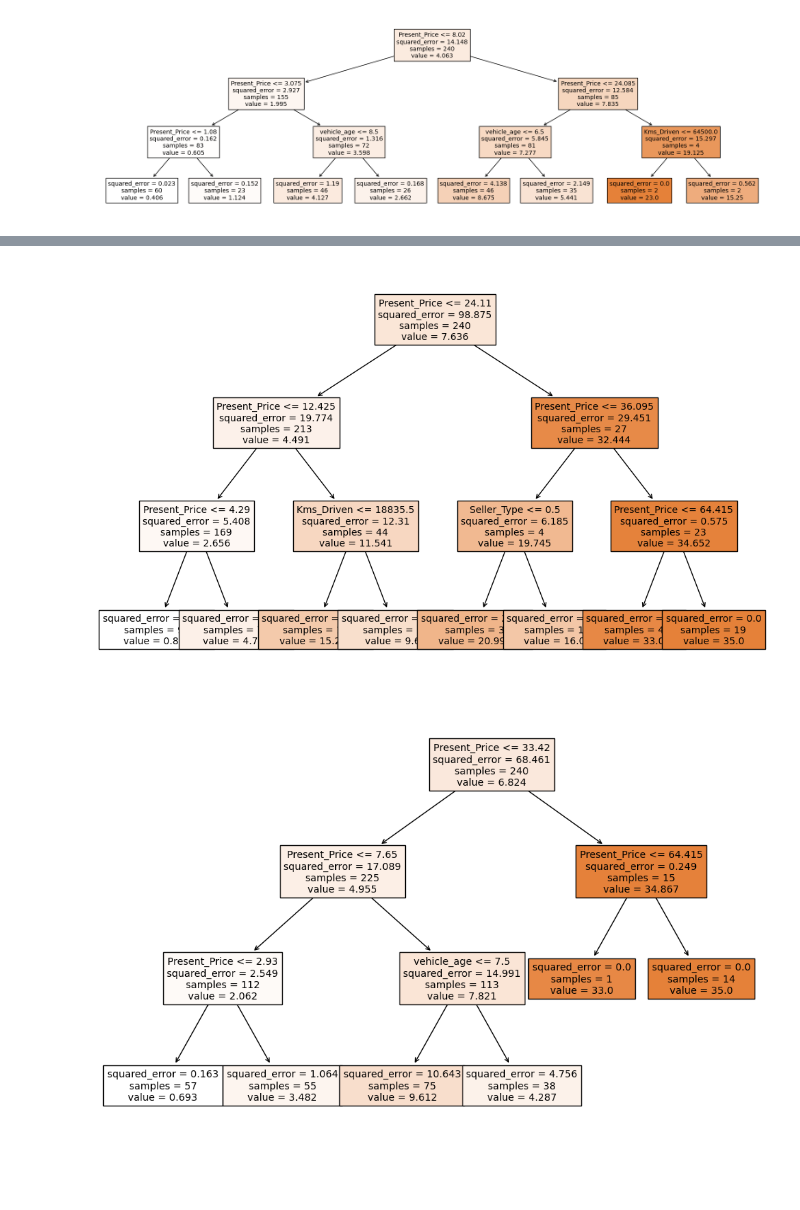
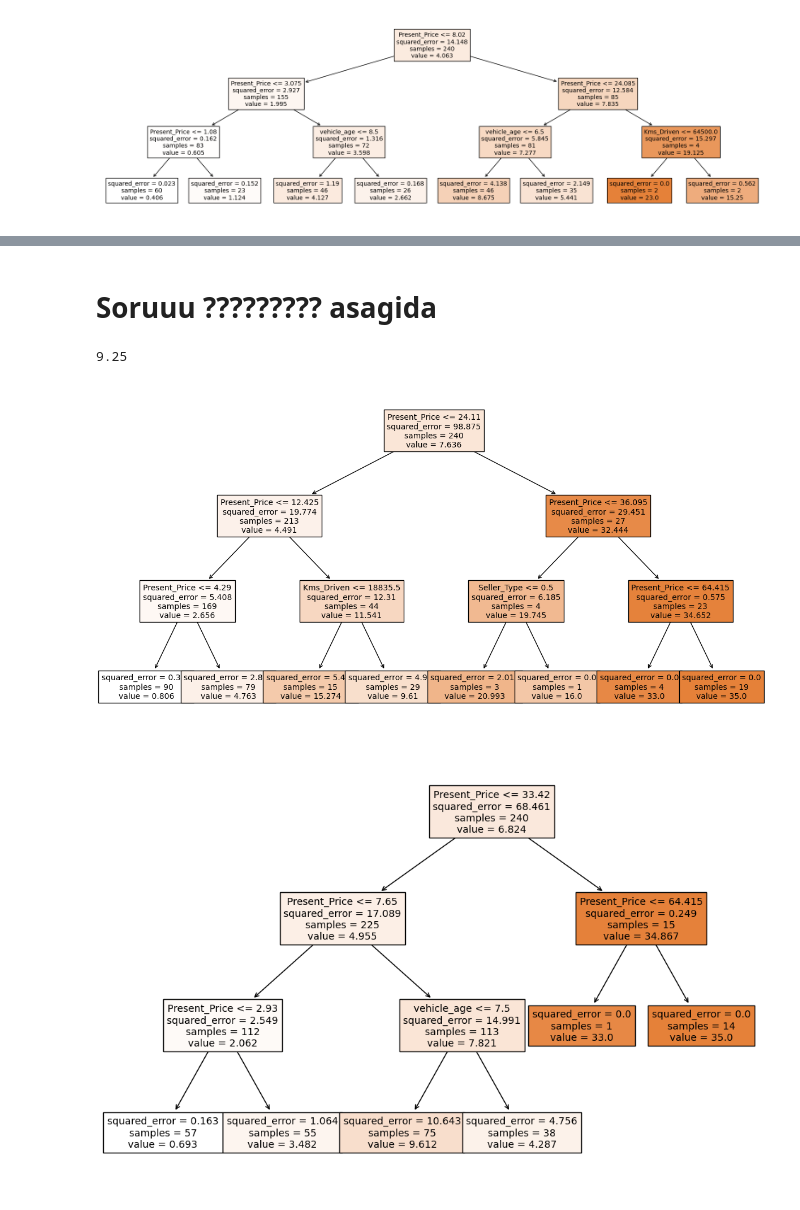
Before and after one commit to veyselaytekin1/Machine_Learning, a Jupyter notebook: Techpro_course/XGBOOST/10_(AdaBoosting, Gradientboosting, XGBoosting Regressor)(TR)-31 Jan 2022_Inclass.ipynb, the cells around one changed output, grey strips where cells are left out. Cells and saved outputs as stored; diff of their text form; code cells hidden in the pictures; blank space fills up the shorter version.

```diff
--- a/Techpro_course/XGBOOST/10_(AdaBoosting, Gradientboosting, XGBoosting Regressor)(TR)-31 Jan 2022_Inclass.ipynb
+++ b/Techpro_course/XGBOOST/10_(AdaBoosting, Gradientboosting, XGBoosting Regressor)(TR)-31 Jan 2022_Inclass.ipynb
@@ -247,11 +247,21 @@ plot_tree(model.estimators_[0], filled=True, feature_names=X.columns, fontsize=1
 [figure]
 # %% [markdown]
 ![](2022-10-13-14-31-14.png)
+# %% [markdown]
+# Soruuu ?????????  asagida
+# %%
+y_test.loc[67]
+
+#asagidaki modelde 9.61 tahmin edilmis,galiba o sablonlari olusturuyor ve oraya atiyor
+#Classificationda sablonlara atmasi normal ama, bu sekildeki continuous degerlerde pek
+# mantikli gelmedi aslinda,sanki Linear regression daha iyi olabilir bu tarz continuonus degerlerde
+# %% [output]
+9.25
 # %%
-plt.figure(figsize=(12,8),dpi=100)
+plt.figure(figsize=(15,8),dpi=100)
 plot_tree(model.estimators_[1], filled=True, feature_names=X.columns, fontsize=10);
 # %% [output]
-[figure, old version]
+[figure, new version]
 # %%
 plt.figure(figsize=(12,8),dpi=100)
 plot_tree(model.estimators_[2], filled=True, feature_names=X.columns, fontsize=10);
```
Also changed, not shown: parts of 3 cells of this notebook, 8 other files.
